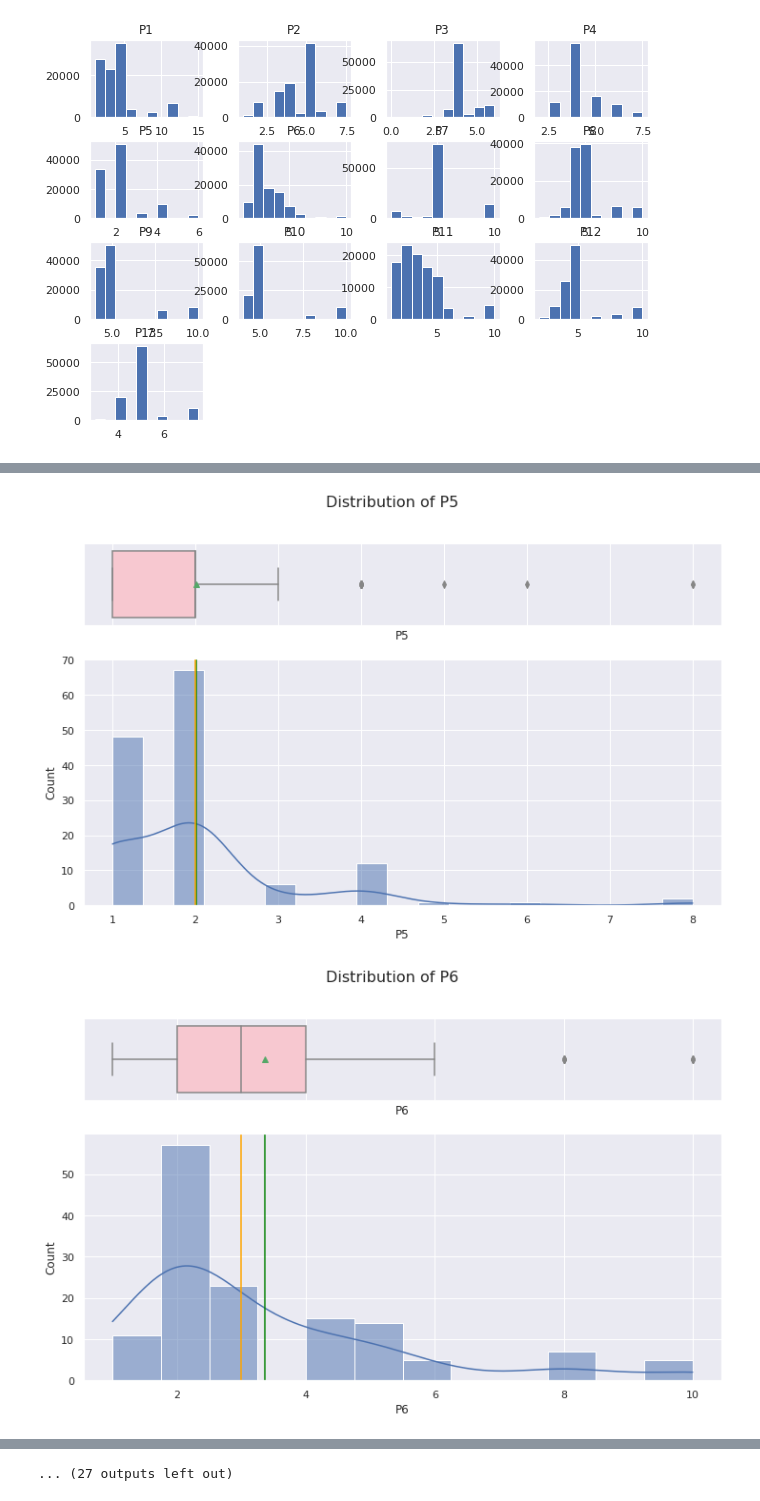
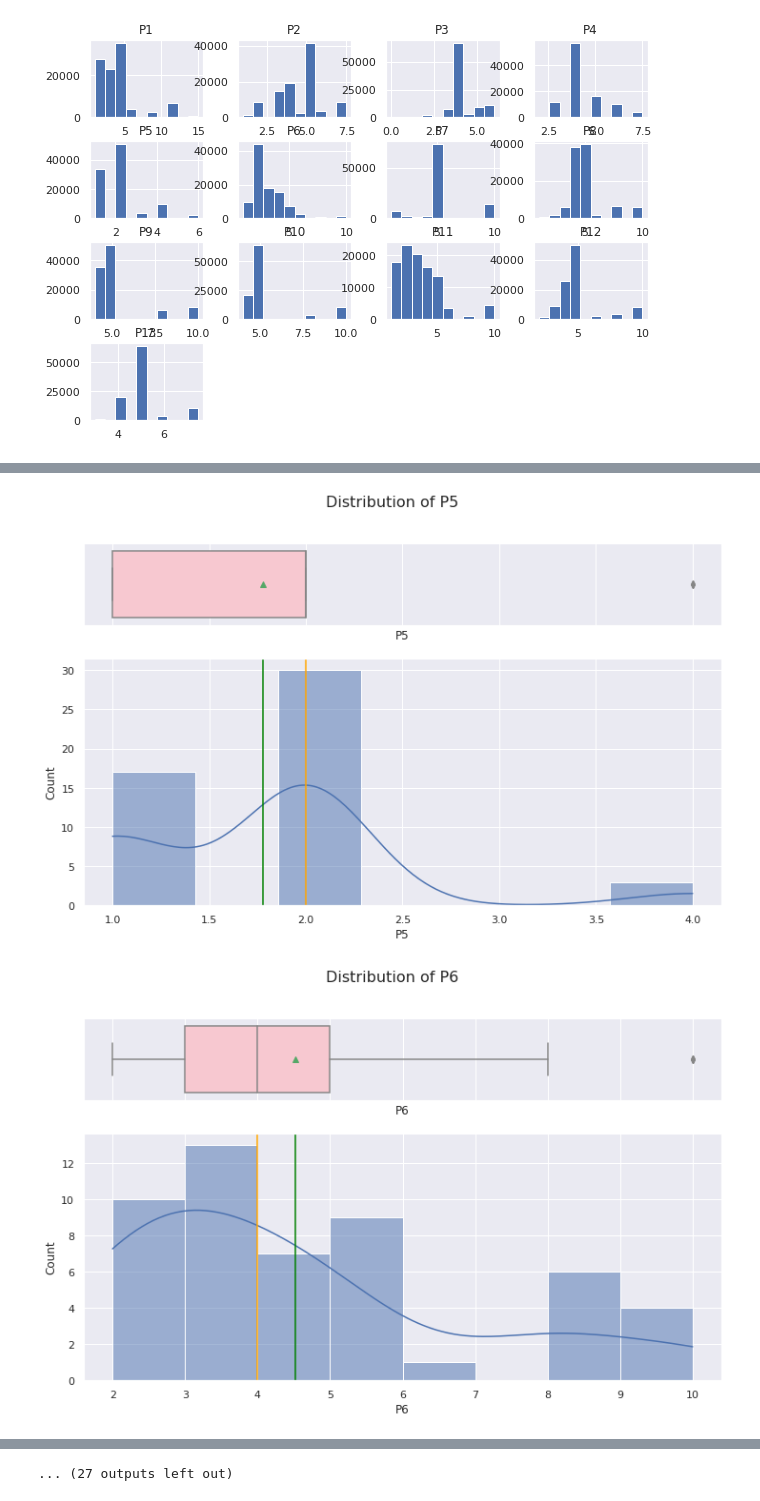
Before and after one commit to DavidEmeryUofC/CDS_Project_Restaurant_Rev_Prediction, a Jupyter notebook: CDSproject2_restaurant_revenue.ipynb, the cells around one changed output, grey strips where cells are left out. Cells and saved outputs as stored; diff of their text form; code cells hidden in the pictures.

```diff
--- a/CDSproject2_restaurant_revenue.ipynb
+++ b/CDSproject2_restaurant_revenue.ipynb
@@ -78,12 +78,12 @@ The training set only contains 137 restaurant with revenue while the test data c
 df_train["ODate"] = pd.to_datetime(df_train["Open Date"], format = "%m/%d/%Y", utc = False)
 df_test["ODate"] = pd.to_datetime(df_test["Open Date"], format = "%m/%d/%Y", utc = False)
 
-firstopenT = pd.to_datetime(df_test["Open Date"].min(), format='%m/%d/%Y', utc = False)
-lastopenT = pd.to_datetime(df_test["Open Date"].max(), format='%m/%d/%Y', utc = False)
+firstopenT = pd.to_datetime(df_test["ODate"].min(), format='%Y-%m-%d', utc = False)
+lastopenT = pd.to_datetime(df_test["ODate"].max(), format='%Y-%m-%d', utc = False)
 print("test data",firstopenT,lastopenT)
 
-firstopen = pd.to_datetime(df_train["Open Date"].min(), format='%m/%d/%Y', utc = False)
-lastopen = pd.to_datetime(df_train["Open Date"].max(), format='%m/%d/%Y', utc = False)
+firstopen = pd.to_datetime(df_train["ODate"].min(), format='%Y-%m-%d', utc = False)
+lastopen = pd.to_datetime(df_train["ODate"].max(), format='%Y-%m-%d', utc = False)
 print("train data",firstopen,lastopen)
 
 df_train["DOpen"] = (lastopen - df_train["ODate"])/ pd.offsets.Day(1)
@@ -302,18 +333,18 @@ df_train.hist(['P19','P20','P21','P22','P23','P28','P29','DOpen','revenue'], fig
 # %%
-def hist_box(data, feature, figsize=(12, 7)):
+def hist_box(data, feature, figsize=(12, 7), drop = -99999):
 
     # Subplot canvas
     fig, (ax_box, ax_hist) = plt.subplots(nrows = 2, sharex = True, gridspec_kw = {"height_ratios": (0.25, 0.75)}, figsize = figsize)
 
     # Boxplot on top
-    sns.boxplot(data = data, x = feature, ax = ax_box, showmeans = True, color = "pink")  # boxplot will be created and a star will indicate the mean value of the column
+    sns.boxplot(data = data[data[feature] != drop], x = feature, ax = ax_box, showmeans = True, color = "pink")  # boxplot will be created and a star will indicate the mean value of the column
 
     # Histogram on bottom
-    sns.histplot(data = data, x = feature, ax = ax_hist, kde = True) # histogram will be created and
+    sns.histplot(data = data[data[feature] != drop], x = feature, ax = ax_hist, kde = True) # histogram will be created and
 
     # Add mean and median to histogram
-    ax_hist.axvline(data[feature].mean(), color = "green") # mean
-    ax_hist.axvline(data[feature].median(), color = "orange") # median
+    ax_hist.axvline(data[feature][data[feature] != drop].mean(), color = "green") # mean
+    ax_hist.axvline(data[feature][data[feature] != drop].median(), color = "orange") # median
 
     # Title
     fig.suptitle("Distribution of " + feature, fontsize=16)
@@ -321,5 +352,6 @@ def hist_box(data, feature, figsize=(12, 7)):
 #cols_num
 # %%
 for i in cols_num:
-  hist_box(df_train,i)
+  hist_box(df_train[df_train["City"] == 'İstanbul'],i,drop=0)
+  #hist_box(df_train,i)
 # %% [output]
@@ -331,2 +363,2 @@ for i in cols_num:
-[figure, old version]
+[figure, new version]
-[figure, old version]
+[figure, new version]
```
Also changed, not shown: parts of 15 cells of this notebook.
